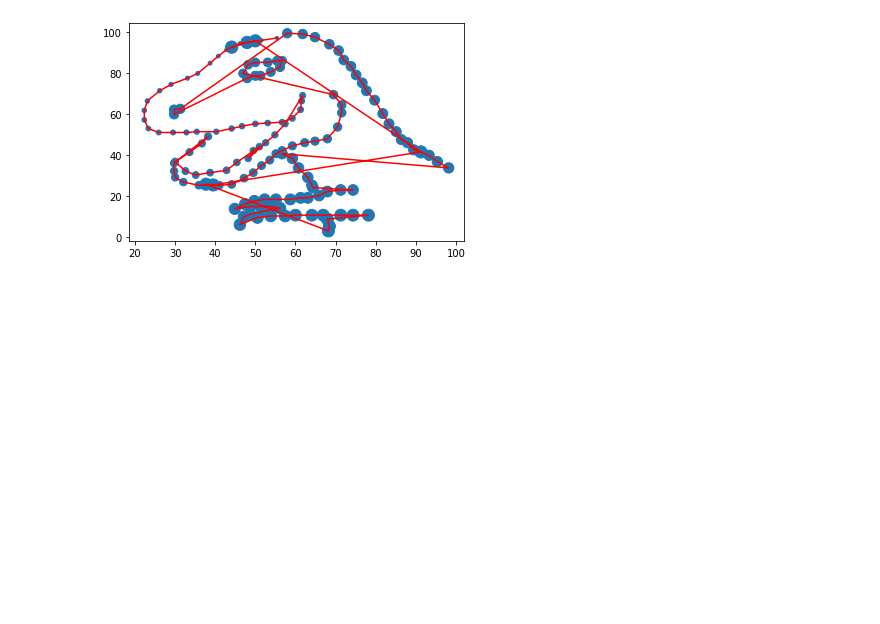
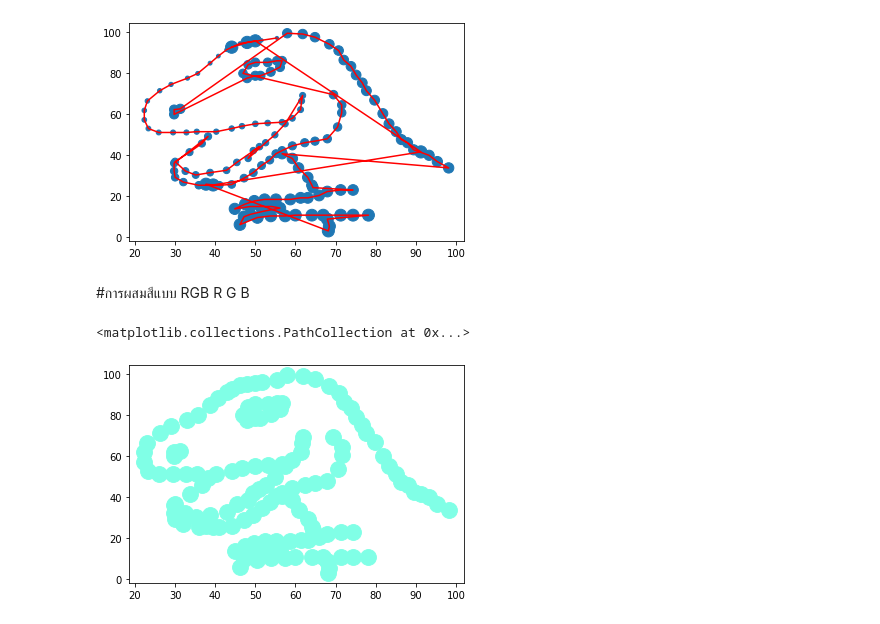
Before and after one commit to watcharapornn/KKU_data_mining, a Jupyter notebook: Data102.ipynb, the cells around one changed output. Drawn from its saved outputs; the diff is of its cells as text; code cells hidden in the pictures; blank space fills up the shorter version.

```diff
--- a/Data102.ipynb
+++ b/Data102.ipynb
@@ -265,3 +265,11 @@ plt.scatter(data['x'],data['y'],s=range(10,len(data['x'])+10)) #s=range(len(data
 # %% [output]
 <matplotlib.collections.PathCollection at 0x...>
 [figure]
+# %% [markdown]
+#การผสมสีแบบ RGB
+R G B
+# %%
+plt.scatter(data['x'],data['y'],s=250,c=[[0.5,1,0.9]])
+# %% [output]
+<matplotlib.collections.PathCollection at 0x...>
+[figure, added]
```
Also changed, not shown: parts of 15 cells of this notebook.
